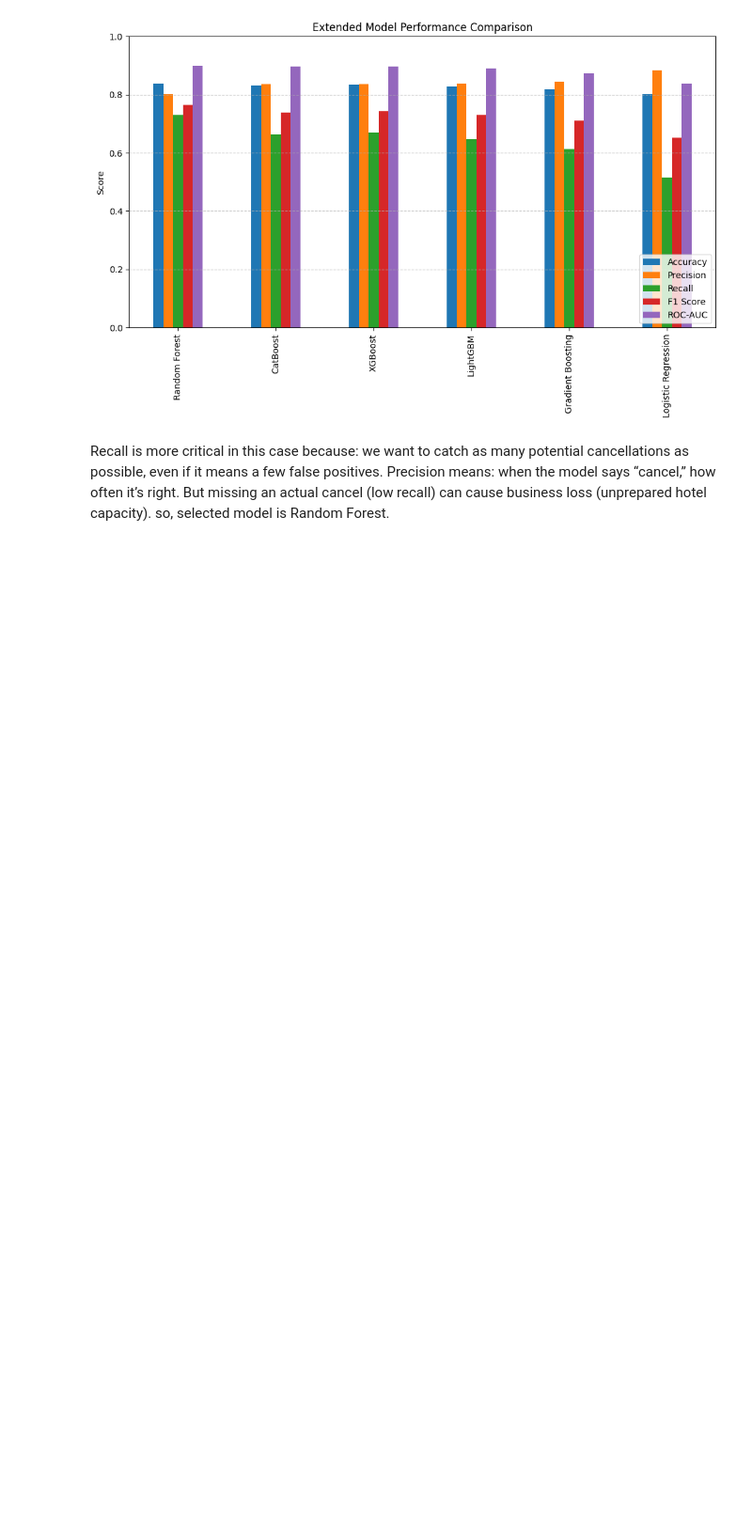
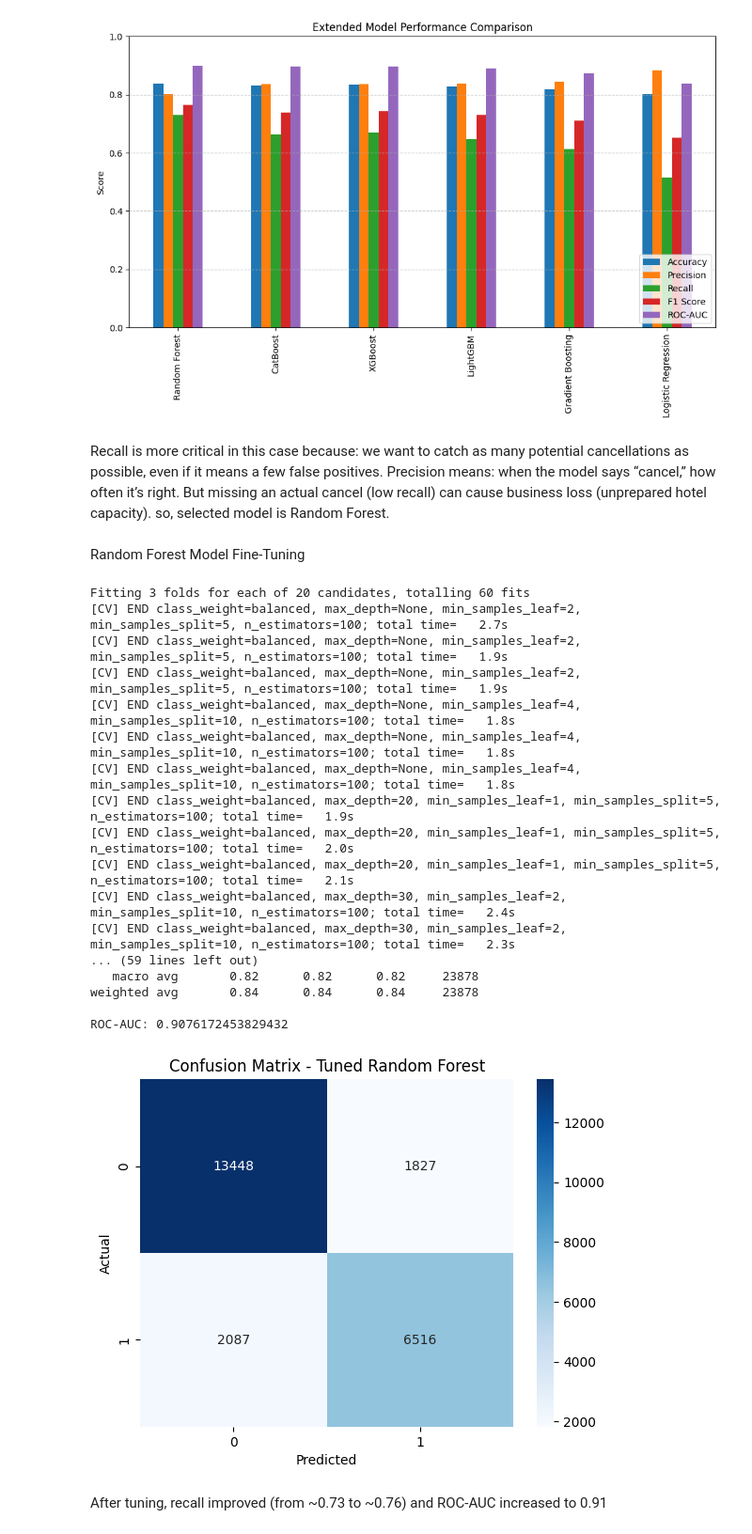
Before and after one commit to palak-verma-0309/Hotel-Booking, a Jupyter notebook: ml_model.ipynb, the cells around one changed output. Shown at 94% size. Cells and saved outputs as stored; diff of their text form; code cells hidden in the pictures; blank space fills up the shorter version.

Commit message:
ml: model fine tuning

```diff
--- a/ml_model.ipynb
+++ b/ml_model.ipynb
@@ -221,3 +221,75 @@ even if it means a few false positives.
 Precision means: when the model says “cancel,” how often it’s right.
 But missing an actual cancel (low recall) can cause business loss (unprepared hotel capacity).
 so, selected model is Random Forest.
+# %% [markdown]
+Random Forest Model Fine-Tuning
+# %%
+from sklearn.model_selection import RandomizedSearchCV
+from sklearn.ensemble import RandomForestClassifier
+from sklearn.metrics import classification_report, roc_auc_score, confusion_matrix
+import seaborn as sns
+import matplotlib.pyplot as plt
+import numpy as np
+
+rf = RandomForestClassifier(random_state=42, n_jobs=-1)
+
+param_grid = {
+    'n_estimators': [100, 200, 300],
+    'max_depth': [10, 20, 30, None],
+    'min_samples_split': [2, 5, 10],
+    'min_samples_leaf': [1, 2, 4],
+    'class_weight': [None, 'balanced']
+}
+
+random_search = RandomizedSearchCV(
+    estimator=rf,
+    param_distributions=param_grid,
+    n_iter=20,
+    scoring='recall',
+    cv=3,
+    verbose=2,
+    n_jobs=1,
+    random_state=42
+)
+
+random_search.fit(X_train, y_train)
+
+best_rf = random_search.best_estimator_
+print("Best Parameters:", random_search.best_params_)
+print("Best Recall Score:", random_search.best_score_)
+
+y_pred_best = best_rf.predict(X_test)
+
+print("\nClassification Report:")
+print(classification_report(y_test, y_pred_best))
+
+roc_auc = roc_auc_score(y_test, best_rf.predict_proba(X_test)[:,1])
+print("ROC-AUC:", roc_auc)
+
+cm = confusion_matrix(y_test, y_pred_best)
+sns.heatmap(cm, annot=True, fmt="d", cmap="Blues")
+plt.title("Confusion Matrix - Tuned Random Forest")
+plt.xlabel("Predicted")
+plt.ylabel("Actual")
+plt.show()
+# %% [output]
+Fitting 3 folds for each of 20 candidates, totalling 60 fits
+[CV] END class_weight=balanced, max_depth=None, min_samples_leaf=2, min_samples_split=5, n_estimators=100; total time=   2.7s
+[CV] END class_weight=balanced, max_depth=None, min_samples_leaf=2, min_samples_split=5, n_estimators=100; total time=   1.9s
+[CV] END class_weight=balanced, max_depth=None, min_samples_leaf=2, min_samples_split=5, n_estimators=100; total time=   1.9s
+[CV] END class_weight=balanced, max_depth=None, min_samples_leaf=4, min_samples_split=10, n_estimators=100; total time=   1.8s
+[CV] END class_weight=balanced, max_depth=None, min_samples_leaf=4, min_samples_split=10, n_estimators=100; total time=   1.8s
+[CV] END class_weight=balanced, max_depth=None, min_samples_leaf=4, min_samples_split=10, n_estimators=100; total time=   1.8s
+[CV] END class_weight=balanced, max_depth=20, min_samples_leaf=1, min_samples_split=5, n_estimators=100; total time=   1.9s
+[CV] END class_weight=balanced, max_depth=20, min_samples_leaf=1, min_samples_split=5, n_estimators=100; total time=   2.0s
+[CV] END class_weight=balanced, max_depth=20, min_samples_leaf=1, min_samples_split=5, n_estimators=100; total time=   2.1s
+[CV] END class_weight=balanced, max_depth=30, min_samples_leaf=2, min_samples_split=10, n_estimators=100; total time=   2.4s
+[CV] END class_weight=balanced, max_depth=30, min_samples_leaf=2, min_samples_split=10, n_estimators=100; total time=   2.3s
+... (59 lines left out)
+   macro avg       0.82      0.82      0.82     23878
+weighted avg       0.84      0.84      0.84     23878
+
+ROC-AUC: 0.9076172453829432
+[figure, added]
+# %% [markdown]
+After tuning, recall improved (from ~0.73 to ~0.76) and ROC-AUC increased to 0.91
```
